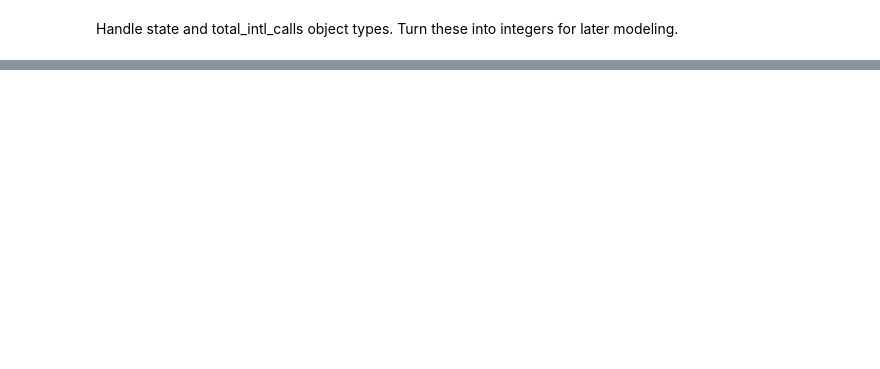
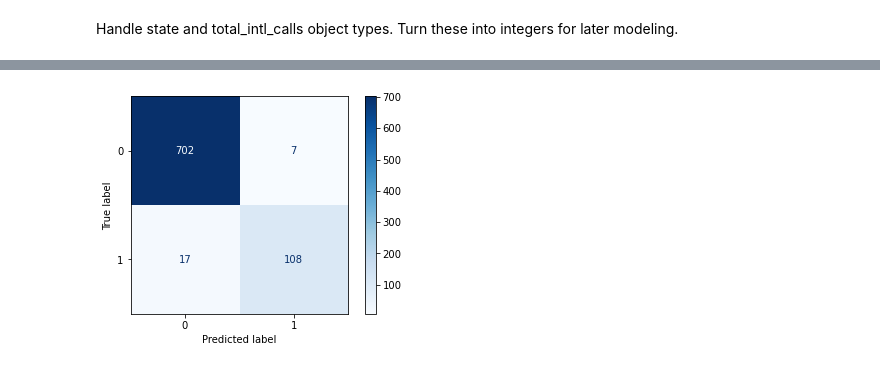
Before and after one commit to samoliver3/dsc-phase-3-project, a Jupyter notebook: notebooks/modeling.ipynb, the cells around one changed output, grey strips where cells are left out. Cells and saved outputs as stored; diff of their text form; code cells hidden in the pictures; blank space fills up the shorter version.

```diff
--- a/notebooks/modeling.ipynb
+++ b/notebooks/modeling.ipynb
@@ -267,0 +635,6 @@ print('\nBest params:\n', gs.best_params_)
+# %%
+plot_confusion_matrix(forest, X_test, y_test,
+                     cmap=plt.cm.Blues)
+plt.show()
+# %% [output]
+[figure, added]
```
Also changed, not shown: parts of 86 cells of this notebook.
